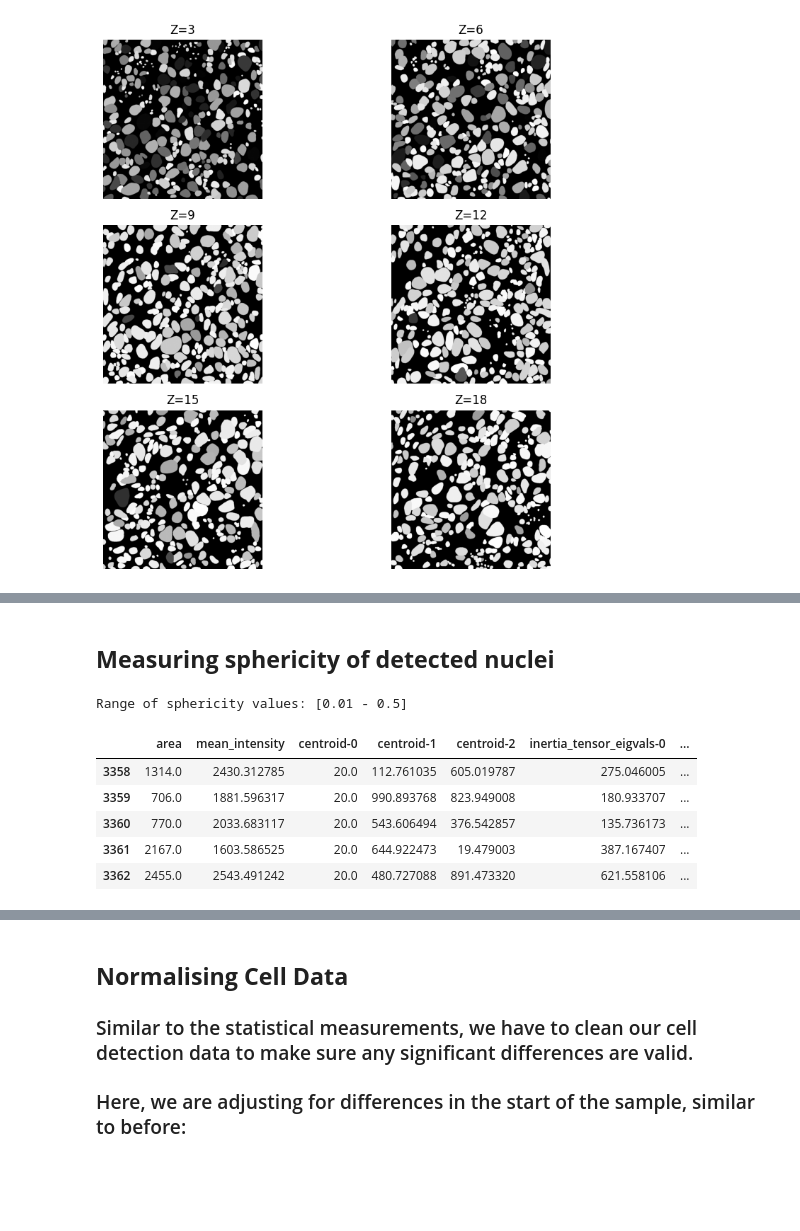
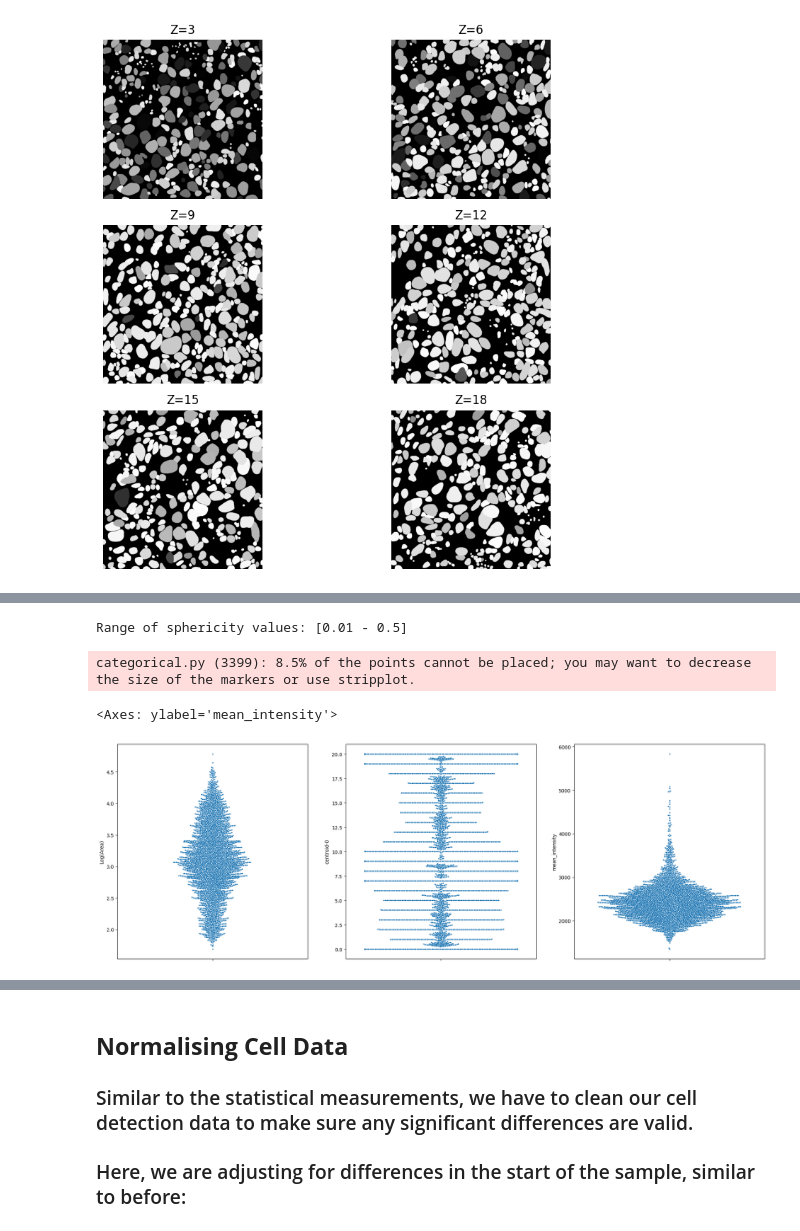
Before and after one commit to dbekat/clearing-efficacy, a Jupyter notebook: unified_analysis.ipynb, the cells around one changed output, grey strips where cells are left out. Drawn from its saved outputs; the diff is of its cells as text; code cells hidden in the pictures; blank space fills up the shorter version.

Commit message:
Added new data visualisation and QC to remove cell artefacts

```diff
--- a/unified_analysis.ipynb
+++ b/unified_analysis.ipynb
@@ -358,3 +356 @@ Text(0, 0.5, 'Frequency density')
-# %% [markdown]
-## **Measuring sphericity of detected nuclei**
 # %%
@@ -410,20 +372,28 @@ def detect_surface_area(segm_3d, dims):
-# %%
-"""
-Currently non-functional calculation of sphericity - WORK IN PROGRESS
-"""
-
-dims = (z_res, x_res, y_res)
-nuclei_props['Surface area'] = pd.Series(detect_surface_area(segmentation_3d, dims)) #c alculates surface areas in µm squared
-
-volume = nuclei_props['area'] * (x_res * y_res * z_res) # calculates volumes in µm cubed
-nuclei_props['sphericity'] = pow(math.pi, 1/3) * pow(6 * volume, 2/3) / nuclei_props['area'] # sphericity calculation
-
-
-nuclei_props.tail() # display results --> FIX THIS; still not working
-# %% [output]
-|  | area | mean_intensity | centroid-0 | centroid-1 | centroid-2 | inertia_tensor_eigvals-0 | ... |
-| 3358 | 1314.0 | 2430.312785 | 20.0 | 112.761035 | 605.019787 | 275.046005 | ... |
-| 3359 | 706.0 | 1881.596317 | 20.0 | 990.893768 | 823.949008 | 180.933707 | ... |
-| 3360 | 770.0 | 2033.683117 | 20.0 | 543.606494 | 376.542857 | 135.736173 | ... |
-| 3361 | 2167.0 | 1603.586525 | 20.0 | 644.922473 | 19.479003 | 387.167407 | ... |
-| 3362 | 2455.0 | 2543.491242 | 20.0 | 480.727088 | 891.473320 | 621.558106 | ... |
+# %%
+# looking at amount and distribution of data
+fig, axs = plt.subplots(1, 3, figsize=(24,8))
+
+sns.swarmplot(
+    data=nuclei_props,
+    y='Log(Area)',
+    size=2.5,
+    ax=axs[0]
+)
+
+sns.swarmplot(
+    data=nuclei_props,
+    y='centroid-0',
+    size=2.5,
+    ax=axs[1]
+)
+
+sns.swarmplot(
+    data=nuclei_props,
+    y='mean_intensity',
+    size=2.5,
+    ax=axs[2]
+)
+# %% [output]
+categorical.py (3399): 8.5% of the points cannot be placed; you may want to decrease the size of the markers or use stripplot.
+<Axes: ylabel='mean_intensity'>
+[figure, added]
```
Also changed, not shown: parts of 16 cells of this notebook.
